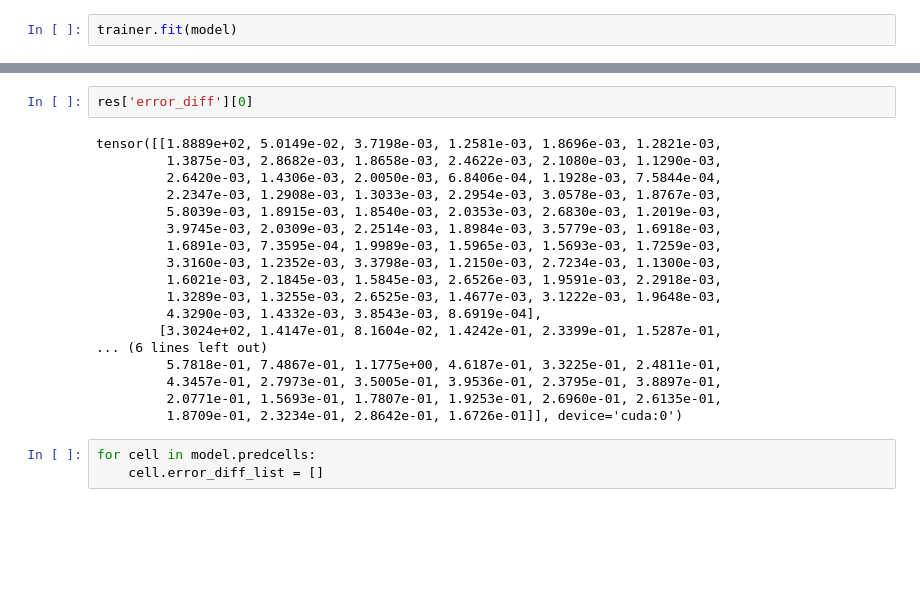
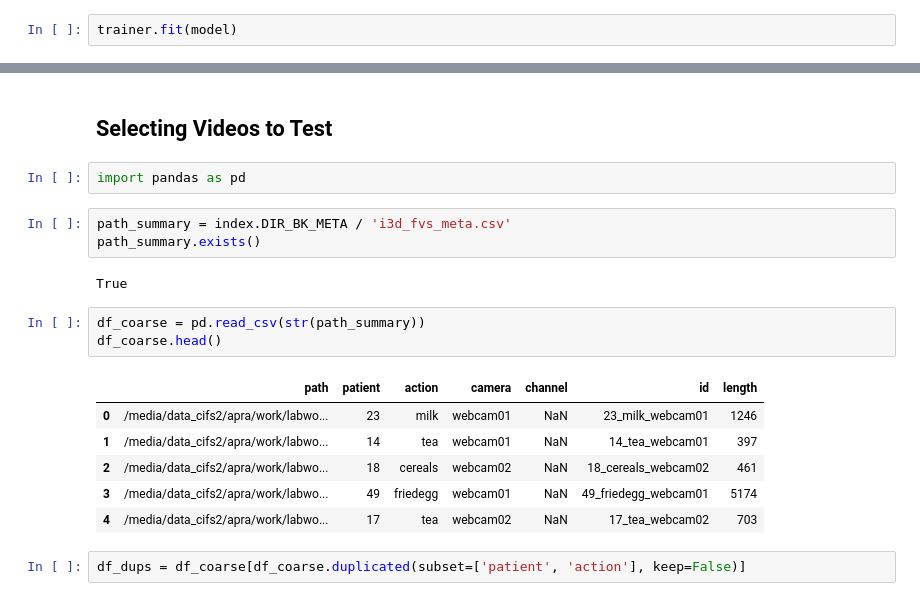
Before and after one commit to APRashedAhmed/predictive-event-segmentation, a Jupyter notebook: docs/source/workbooks/wb-1.2.1-Tracking-Hidden-States.ipynb, the cells around one changed output, grey strips where cells are left out. Drawn from its saved outputs; the diff is of its cells as text; blank space fills up the shorter version.

```diff
--- a/docs/source/workbooks/wb-1.2.1-Tracking-Hidden-States.ipynb
+++ b/docs/source/workbooks/wb-1.2.1-Tracking-Hidden-States.ipynb
@@ -642,23 +618,21 @@ res = model.forward(mini_batch, 'eval')
-# %%
-res['error_diff'][0]
-# %% [output]
-tensor([[1.8889e+02, 5.0149e-02, 3.7198e-03, 1.2581e-03, 1.8696e-03, 1.2821e-03,
-         1.3875e-03, 2.8682e-03, 1.8658e-03, 2.4622e-03, 2.1080e-03, 1.1290e-03,
-         2.6420e-03, 1.4306e-03, 2.0050e-03, 6.8406e-04, 1.1928e-03, 7.5844e-04,
-         2.2347e-03, 1.2908e-03, 1.3033e-03, 2.2954e-03, 3.0578e-03, 1.8767e-03,
-         5.8039e-03, 1.8915e-03, 1.8540e-03, 2.0353e-03, 2.6830e-03, 1.2019e-03,
-         3.9745e-03, 2.0309e-03, 2.2514e-03, 1.8984e-03, 3.5779e-03, 1.6918e-03,
-         1.6891e-03, 7.3595e-04, 1.9989e-03, 1.5965e-03, 1.5693e-03, 1.7259e-03,
-         3.3160e-03, 1.2352e-03, 3.3798e-03, 1.2150e-03, 2.7234e-03, 1.1300e-03,
-         1.6021e-03, 2.1845e-03, 1.5845e-03, 2.6526e-03, 1.9591e-03, 2.2918e-03,
-         1.3289e-03, 1.3255e-03, 2.6525e-03, 1.4677e-03, 3.1222e-03, 1.9648e-03,
-         4.3290e-03, 1.4332e-03, 3.8543e-03, 8.6919e-04],
-        [3.3024e+02, 1.4147e-01, 8.1604e-02, 1.4242e-01, 2.3399e-01, 1.5287e-01,
-... (6 lines left out)
-         5.7818e-01, 7.4867e-01, 1.1775e+00, 4.6187e-01, 3.3225e-01, 2.4811e-01,
-         4.3457e-01, 2.7973e-01, 3.5005e-01, 3.9536e-01, 2.3795e-01, 3.8897e-01,
-         2.0771e-01, 1.5693e-01, 1.7807e-01, 1.9253e-01, 2.6960e-01, 2.6135e-01,
-         1.8709e-01, 2.3234e-01, 2.8642e-01, 1.6726e-01]], device='cuda:0')
-# %%
-for cell in model.predcells:
-    cell.error_diff_list = []
+# %% [markdown]
+## Selecting Videos to Test
+# %%
+import pandas as pd
+# %%
+path_summary = index.DIR_BK_META / 'i3d_fvs_meta.csv'
+path_summary.exists()
+# %% [output]
+True
+# %%
+df_coarse = pd.read_csv(str(path_summary))
+df_coarse.head()
+# %% [output]
+|  | path | patient | action | camera | channel | id | length |
+| 0 | /media/data_cifs2/apra/work/labwo... | 23 | milk | webcam01 | NaN | 23_milk_webcam01 | 1246 |
+| 1 | /media/data_cifs2/apra/work/labwo... | 14 | tea | webcam01 | NaN | 14_tea_webcam01 | 397 |
+| 2 | /media/data_cifs2/apra/work/labwo... | 18 | cereals | webcam02 | NaN | 18_cereals_webcam02 | 461 |
+| 3 | /media/data_cifs2/apra/work/labwo... | 49 | friedegg | webcam01 | NaN | 49_friedegg_webcam01 | 5174 |
+| 4 | /media/data_cifs2/apra/work/labwo... | 17 | tea | webcam02 | NaN | 17_tea_webcam02 | 703 |
+# %%
+df_dups = df_coarse[df_coarse.duplicated(subset=['patient', 'action'], keep=False)]
```
Also changed, not shown: parts of 24 cells of this notebook.
